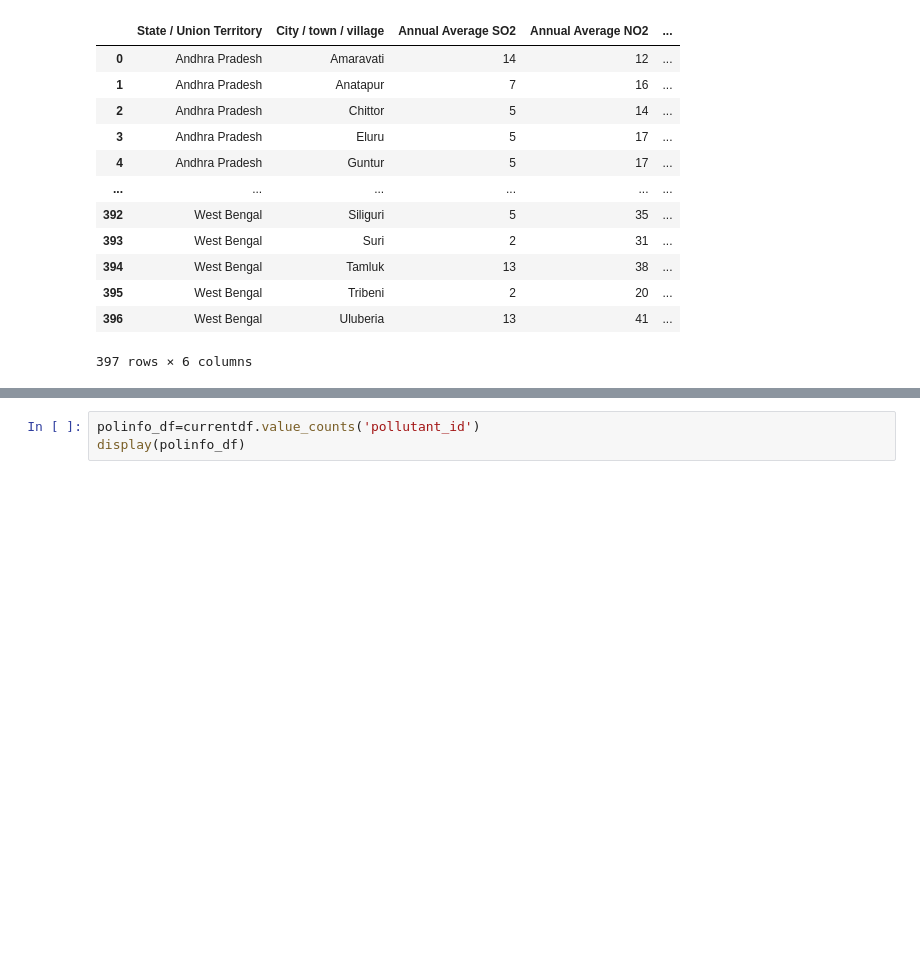
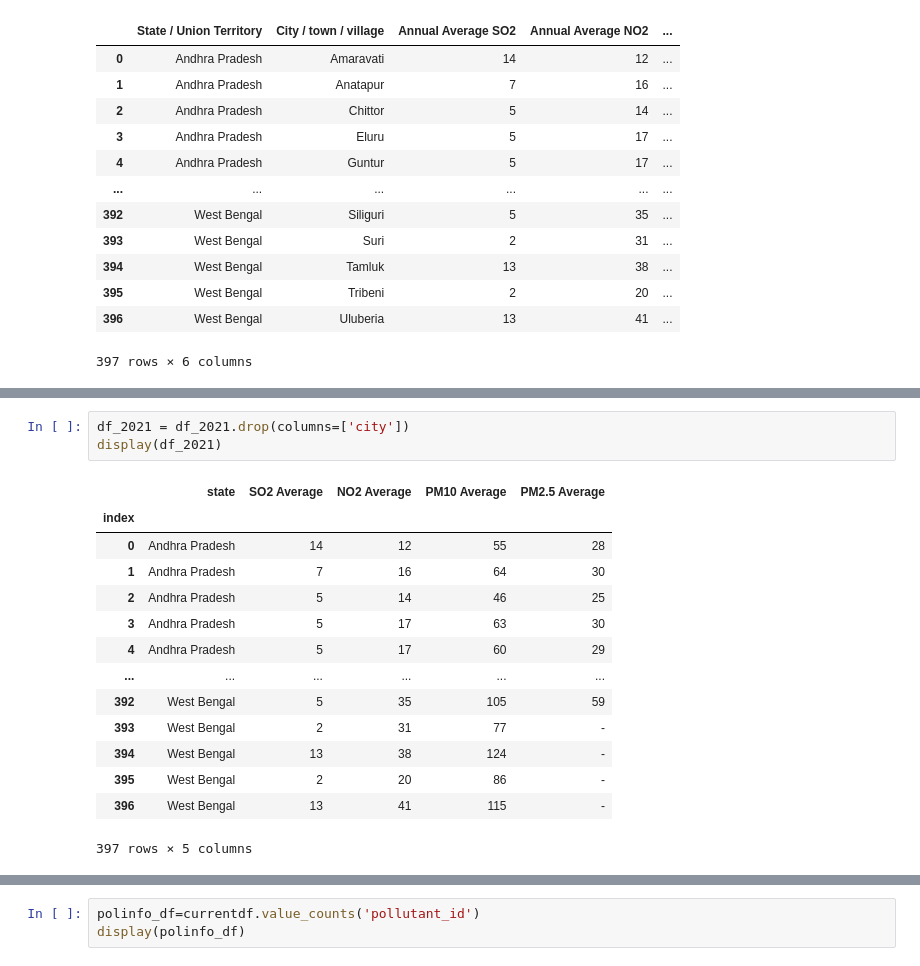
Before and after one commit to latheeshpoondla/Project, a Jupyter notebook: DSProject.ipynb, the cells around one changed output, grey strips where cells are left out. Saved outputs shown, nothing was run; the diff lists cells and outputs as text; blank space fills up the shorter version.

```diff
--- a/DSProject.ipynb
+++ b/DSProject.ipynb
@@ -108,0 +107,18 @@ df_2021
+# %%
+df_2021 = df_2021.drop(columns=['city'])
+display(df_2021)
+# %% [output]
+|  | state | SO2 Average | NO2 Average | PM10 Average | PM2.5 Average |
+| index |  |  |  |  |  |
+| 0 | Andhra Pradesh | 14 | 12 | 55 | 28 |
+| 1 | Andhra Pradesh | 7 | 16 | 64 | 30 |
+| 2 | Andhra Pradesh | 5 | 14 | 46 | 25 |
+| 3 | Andhra Pradesh | 5 | 17 | 63 | 30 |
+| 4 | Andhra Pradesh | 5 | 17 | 60 | 29 |
+| ... | ... | ... | ... | ... | ... |
+| 392 | West Bengal | 5 | 35 | 105 | 59 |
+| 393 | West Bengal | 2 | 31 | 77 | - |
+| 394 | West Bengal | 13 | 38 | 124 | - |
+| 395 | West Bengal | 2 | 20 | 86 | - |
+| 396 | West Bengal | 13 | 41 | 115 | - |
+397 rows × 5 columns
```
Also changed, not shown: parts of 4 cells of this notebook.
